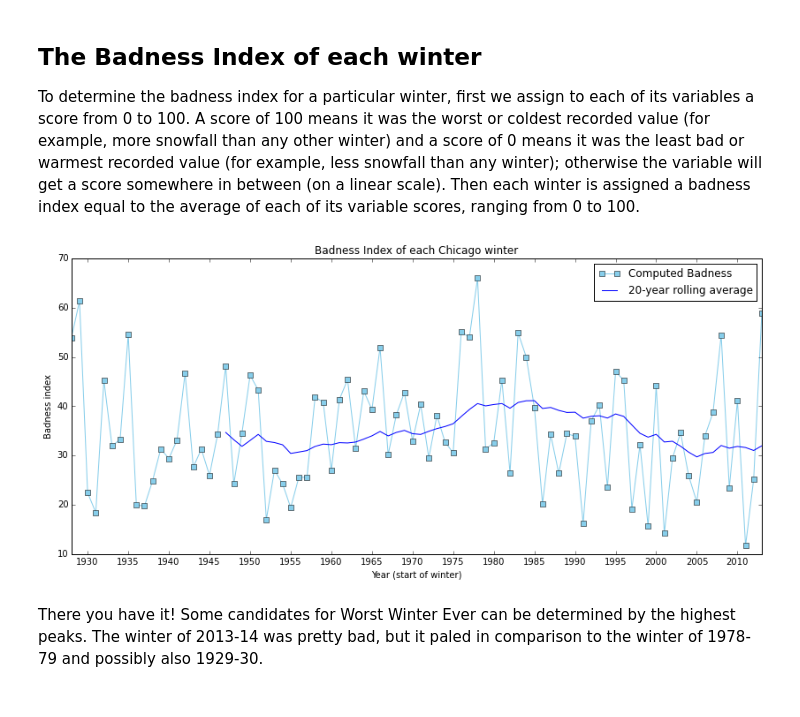
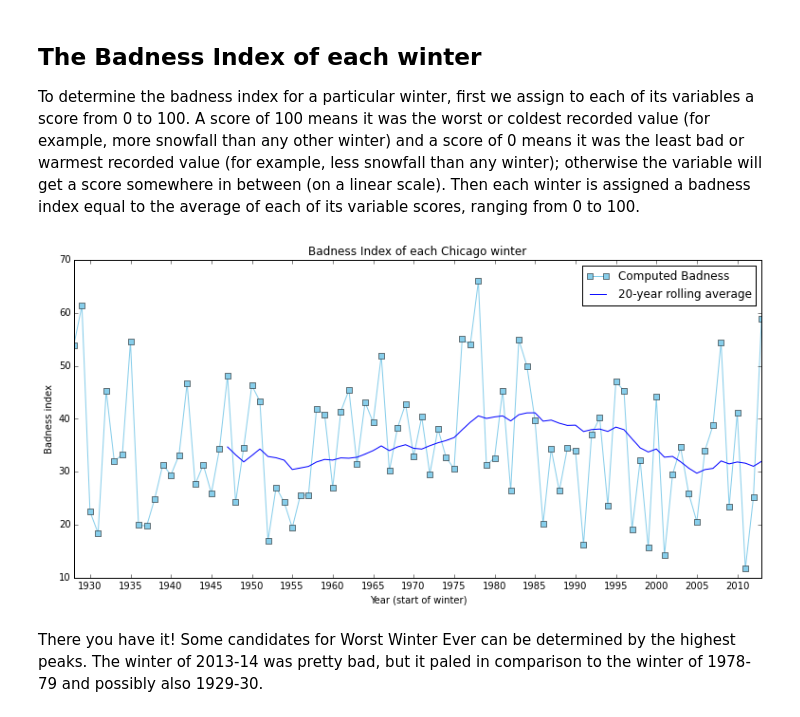
Before and after one commit to MarcKjerland/Worst-Winter-Ever, a Jupyter notebook: worst-winter-chicago.ipynb, the cells around one changed output. Saved outputs shown, nothing was run; the diff lists cells and outputs as text; code cells hidden in the pictures.

```diff
--- a/worst-winter-chicago.ipynb
+++ b/worst-winter-chicago.ipynb
@@ -57,7 +57,7 @@ acronym = { 'DP10': 'Number of days with greater than or equal to 1.0 inch of pr
 import matplotlib.pyplot as plt
 %matplotlib inline
 for v in noaa_winters.columns:
-    noaa_winters[v].plot(figsize=(14,3), color='skyblue');
+    noaa_winters[v].plot(figsize=(13,3), color='skyblue');
     pd.rolling_mean(noaa_winters[v], 20).plot(color='blue')
     plt.title(acronym[v])
     plt.legend(["observed data", "20-year rolling average"], loc='best')
@@ -79,28 +79,28 @@ To determine the badness index for a particular winter, first we assign to each
 # %%
 # Find the best & worst for each variable
 winter_coldest = pd.Series(index=noaa_winters.columns)
 winter_warmest = pd.Series(index=noaa_winters.columns)
 # For these variables, big is bad
 for v in ['MXSD','EMXP','DT00','DX32','TSNW','DP10']:
     winter_coldest[v] = noaa_winters[v].max()
     winter_warmest[v] = noaa_winters[v].min()
 # For these variables, small (or negative) is bad
 for v in ['MNTM','EMNT']:
     winter_coldest[v] = noaa_winters[v].min()
     winter_warmest[v] = noaa_winters[v].max()
 # Assign scores to each year
 winter_score = 100 * (noaa_winters-winter_warmest).abs() / (winter_coldest-winter_warmest).abs()
 badness = winter_score.mean(axis=1)
 # Plot the Badness Index
-badness.plot(figsize=(14,6), marker='s', color='skyblue', xticks=badness.index[2::5])
+badness.plot(figsize=(13,6), marker='s', color='skyblue', xticks=badness.index[2::5])
 pd.rolling_mean(badness, 20).plot(color='blue')
 plt.title("Badness Index of each Chicago winter")
 plt.ylabel("Badness index")
 plt.xlabel("Year (start of winter)")
 plt.legend(["Computed Badness", "20-year rolling average"])
 plt.show()
 # %% [output]
-[figure, old version]
+[figure, new version]
 # %% [markdown]
 There you have it! Some candidates for Worst Winter Ever can be determined by the highest peaks. The winter of 2013-14 was pretty bad, but it paled in comparison to the winter of 1978-79 and possibly also 1929-30.
 # %% [markdown]
```
Also changed, not shown: parts of 2 cells of this notebook, 1 other file.
